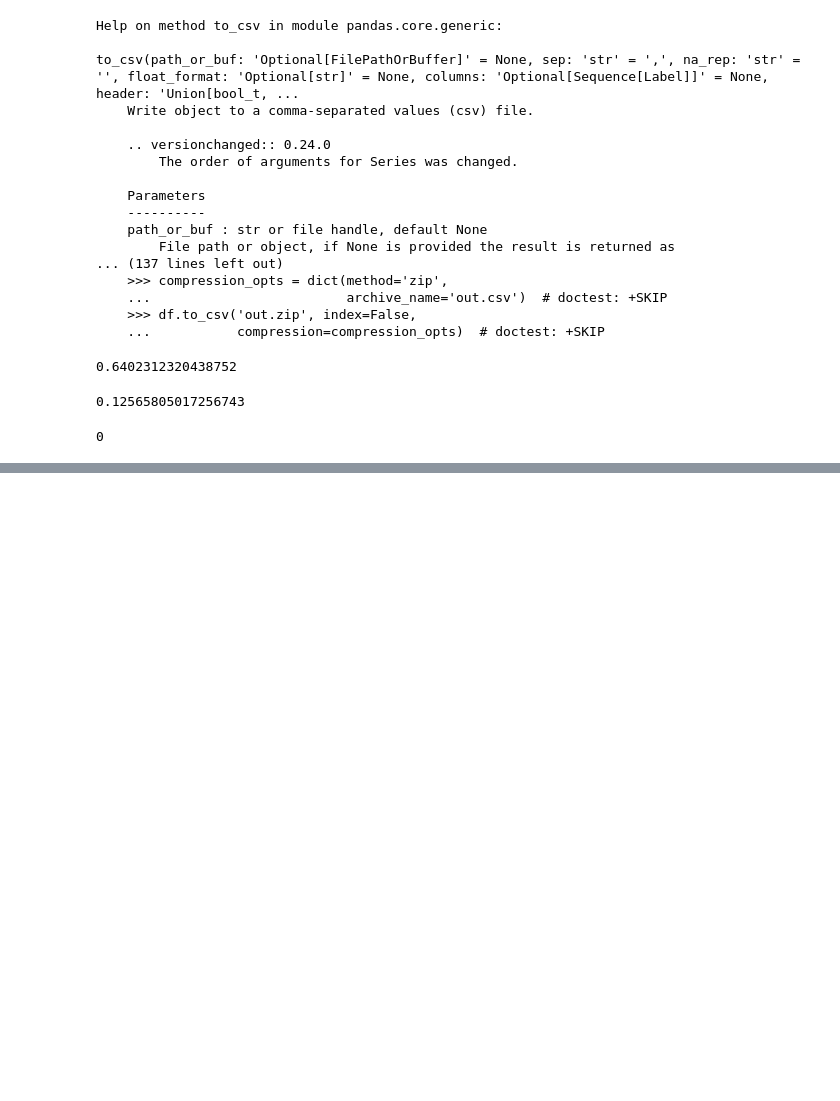
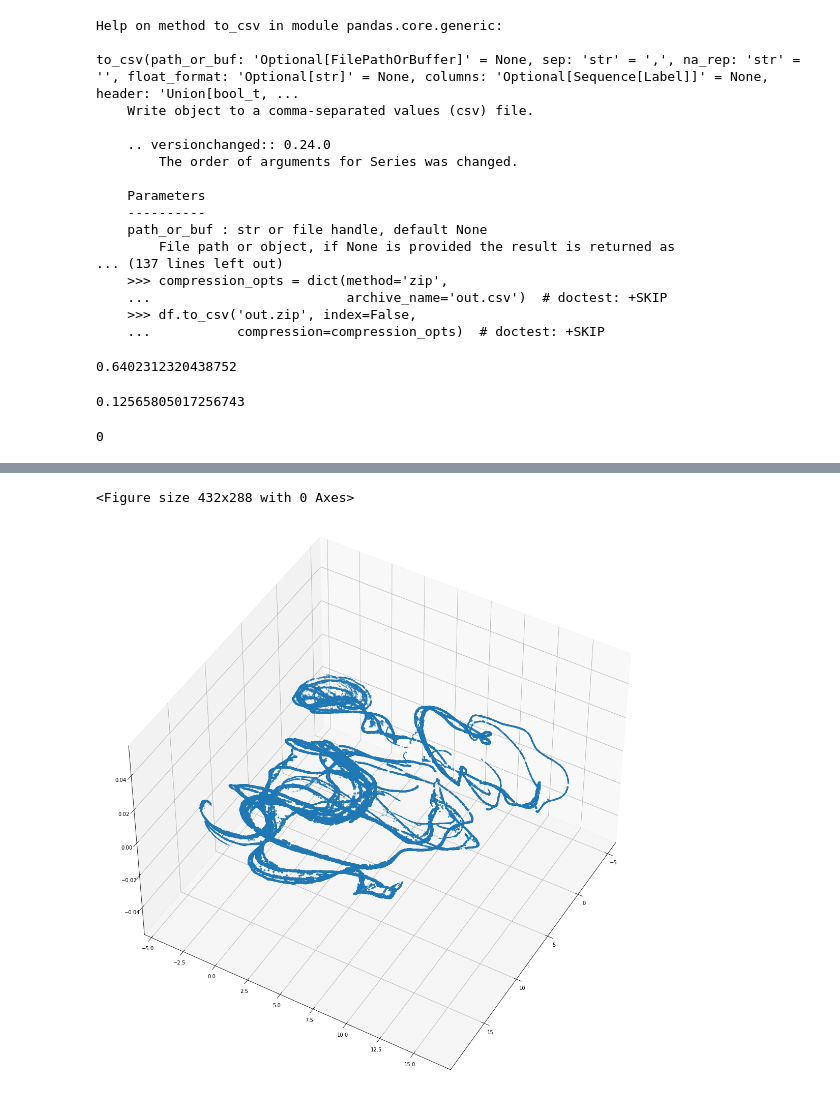
Before and after one commit to acmater/exmoset, a Jupyter notebook: Testing.ipynb, the cells around one changed output, grey strips where cells are left out. Saved outputs shown, nothing was run; the diff lists cells and outputs as text; code cells hidden in the pictures; blank space fills up the shorter version.

```diff
--- a/Testing.ipynb
+++ b/Testing.ipynb
@@ -140,0 +175,14 @@ entropy(np.array([0, 0, 0, 0, 0, 0, 0, 0, 0, 0, 0, 0, 0, 0, 0, 0, 0, 0, 0, 0, 0,
+# %%
+reducer3D = umap.UMAP(n_components=3)
+embedding3D = reducer3D.fit_transform(data)
+# %%
+
+fig = plt.figure()
+fig = plt.figure(figsize=(20,20))
+ax = fig.add_subplot(111, projection='3d')
+ax.view_init(elev=45., azim=30)
+plt.scatter(embedding3D[:,0],embedding3D[:,1],embedding3D[:,2])
+plt.show()
+# %% [output]
+<Figure size 432x288 with 0 Axes>
+[figure, added]
```
Also changed, not shown: parts of 5 cells of this notebook, 4 other files.
